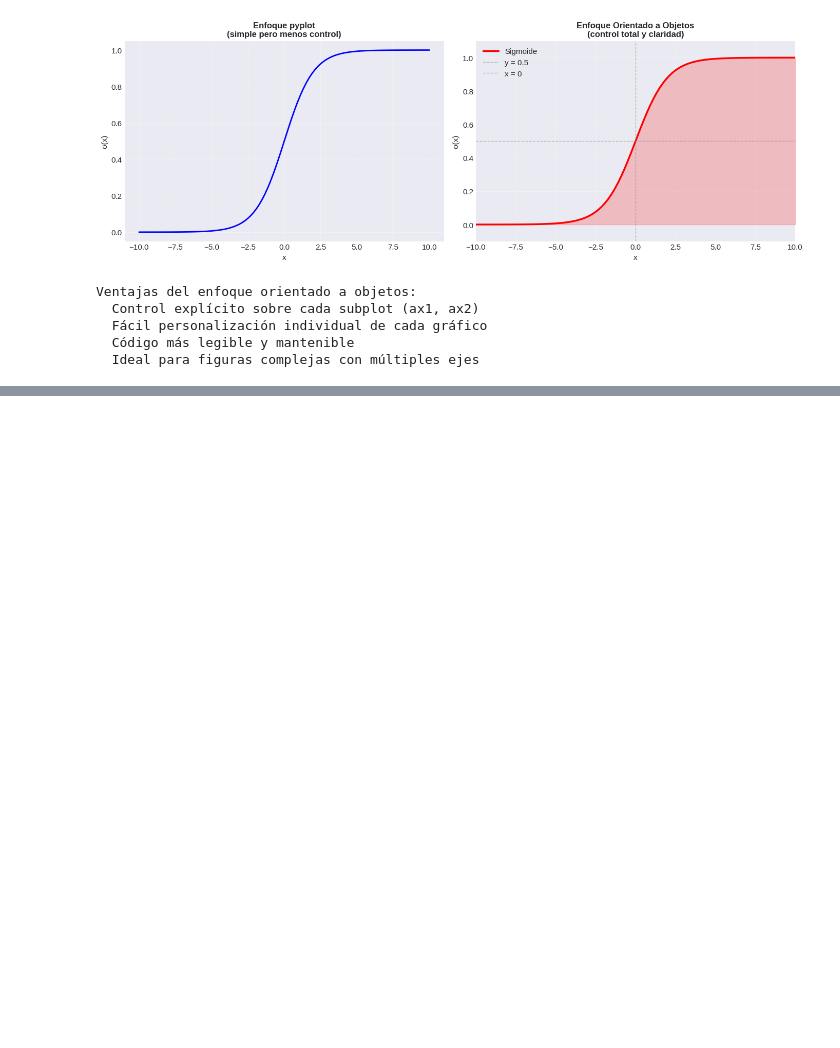
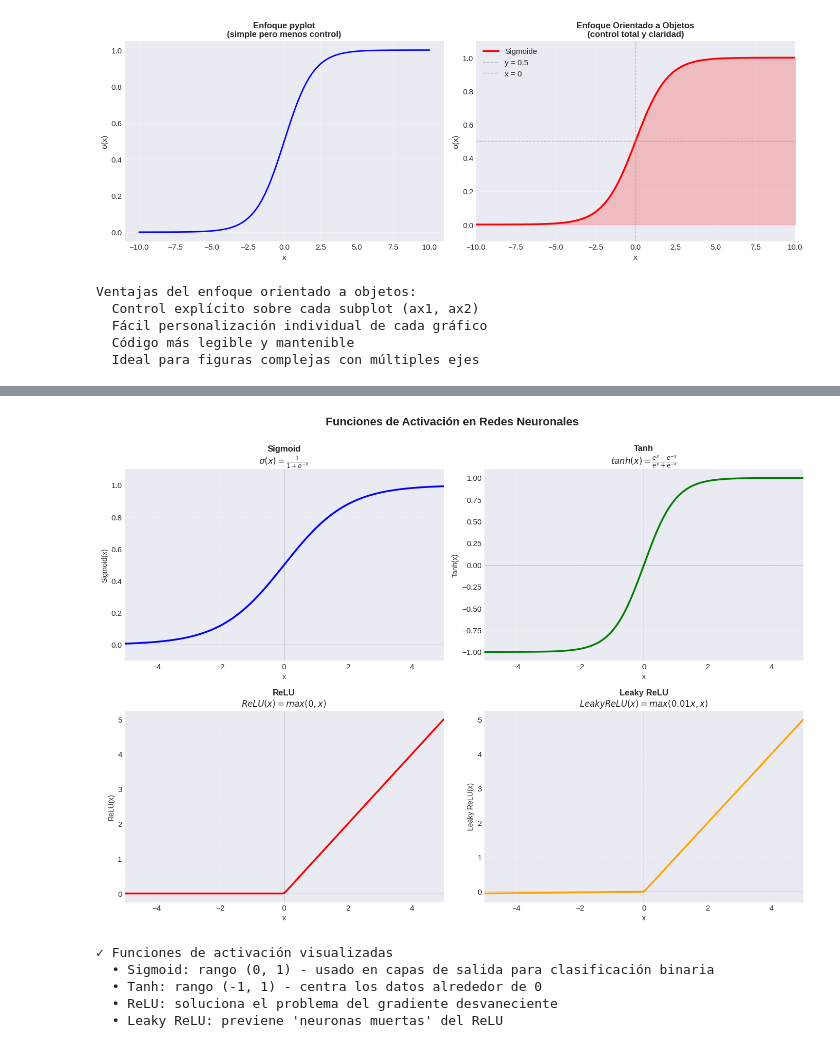
Before and after one commit to jdrodas/fundamentos_IA, a Jupyter notebook: introduccion_matplotlib/introduccion_matplotlib.ipynb, the cells around one changed output, grey strips where cells are left out. Saved outputs shown, nothing was run; the diff lists cells and outputs as text; code cells hidden in the pictures; blank space fills up the shorter version.

```diff
--- a/introduccion_matplotlib/introduccion_matplotlib.ipynb
+++ b/introduccion_matplotlib/introduccion_matplotlib.ipynb
@@ -127,0 +182,57 @@ Ventajas del enfoque orientado a objetos:
+# %%
+# Definir el rango de valores
+x = np.linspace(-5, 5, 200)
+
+# Funciones de activación comunes
+sigmoid = 1 / (1 + np.exp(-x))
+tanh = np.tanh(x)
+relu = np.maximum(0, x)
+leaky_relu = np.where(x > 0, x, 0.01 * x)
+
+# Crear figura con subplots
+fig, axes = plt.subplots(2, 2, figsize=(14, 10))
+axes = axes.flatten()
+
+# Configuración de cada función
+activations = [
+    (sigmoid, 'Sigmoid', 'blue', r'$\sigma(x) = \frac{1}{1+e^{-x}}$'),
+    (tanh, 'Tanh', 'green', r'$tanh(x) = \frac{e^x - e^{-x}}{e^x + e^{-x}}$'),
+    (relu, 'ReLU', 'red', r'$ReLU(x) = max(0, x)$'),
+    (leaky_relu, 'Leaky ReLU', 'orange', r'$LeakyReLU(x) = max(0.01x, x)$')
+]
+
+# Graficar cada función de activación
+for idx, (func, name, color, formula) in enumerate(activations):
+    ax = axes[idx]
+    ax.plot(x, func, color=color, linewidth=2.5, label=name)
+    ax.axhline(y=0, color='black', linewidth=0.5, linestyle='-', alpha=0.3)
+    ax.axvline(x=0, color='black', linewidth=0.5, linestyle='-', alpha=0.3)
+    ax.set_title(f'{name}\n{formula}', fontsize=12, fontweight='bold')
+    ax.set_xlabel('x', fontsize=10)
+    ax.set_ylabel(f'{name}(x)', fontsize=10)
+    ax.grid(True, alpha=0.3, linestyle='--')
+    ax.set_xlim(-5, 5)
+
+    # Ajustar límites en Y según la función
+    if name in ['Sigmoid']:
+        ax.set_ylim(-0.1, 1.1)
+    elif name == 'Tanh':
+        ax.set_ylim(-1.1, 1.1)
+
+plt.suptitle('Funciones de Activación en Redes Neuronales',
+             fontsize=16, fontweight='bold', y=1.00)
+plt.tight_layout()
+plt.show()
+
+print("✓ Funciones de activación visualizadas")
+print("  • Sigmoid: rango (0, 1) - usado en capas de salida para clasificación binaria")
+print("  • Tanh: rango (-1, 1) - centra los datos alrededor de 0")
+print("  • ReLU: soluciona el problema del gradiente desvaneciente")
+print("  • Leaky ReLU: previene 'neuronas muertas' del ReLU")
+# %% [output]
+[figure, added]
+✓ Funciones de activación visualizadas
+  • Sigmoid: rango (0, 1) - usado en capas de salida para clasificación binaria
+  • Tanh: rango (-1, 1) - centra los datos alrededor de 0
+  • ReLU: soluciona el problema del gradiente desvaneciente
+  • Leaky ReLU: previene 'neuronas muertas' del ReLU
```
Also changed, not shown: parts of 3 cells of this notebook, 1 other file.
